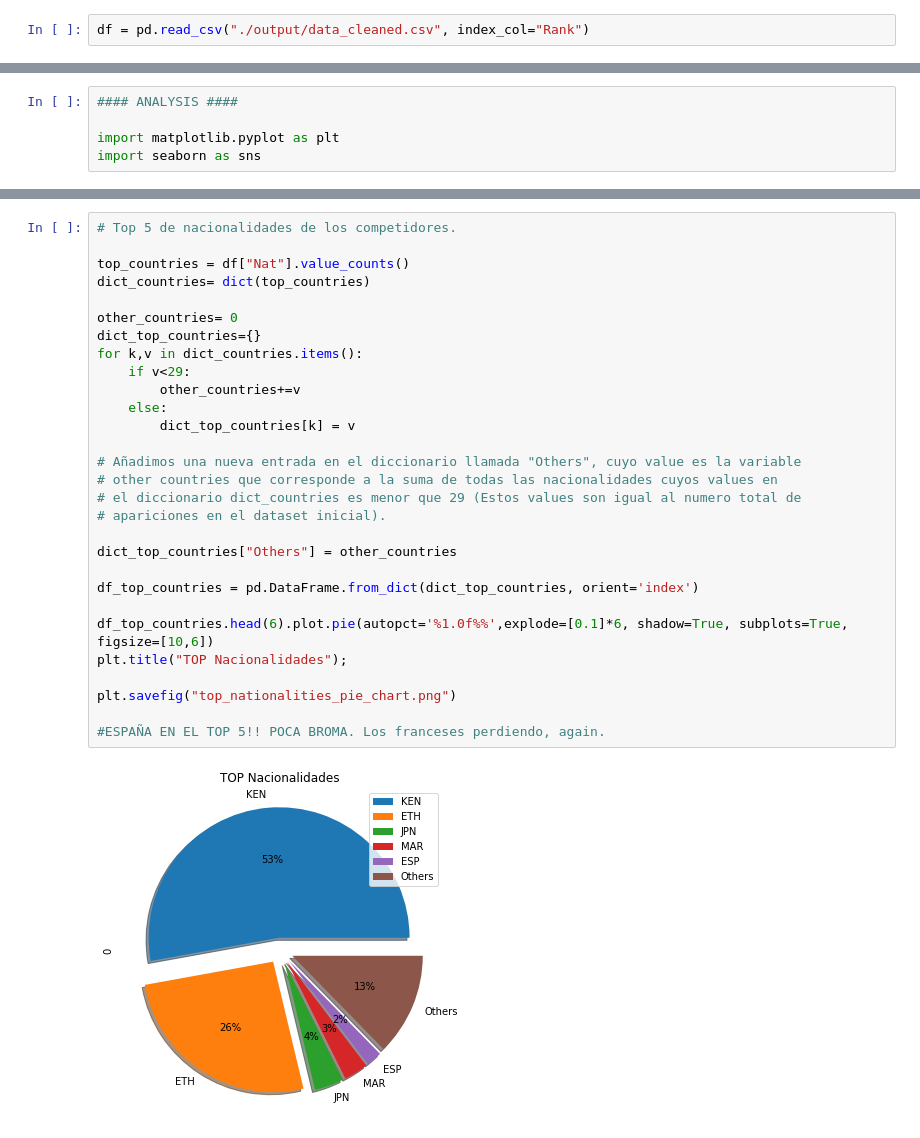
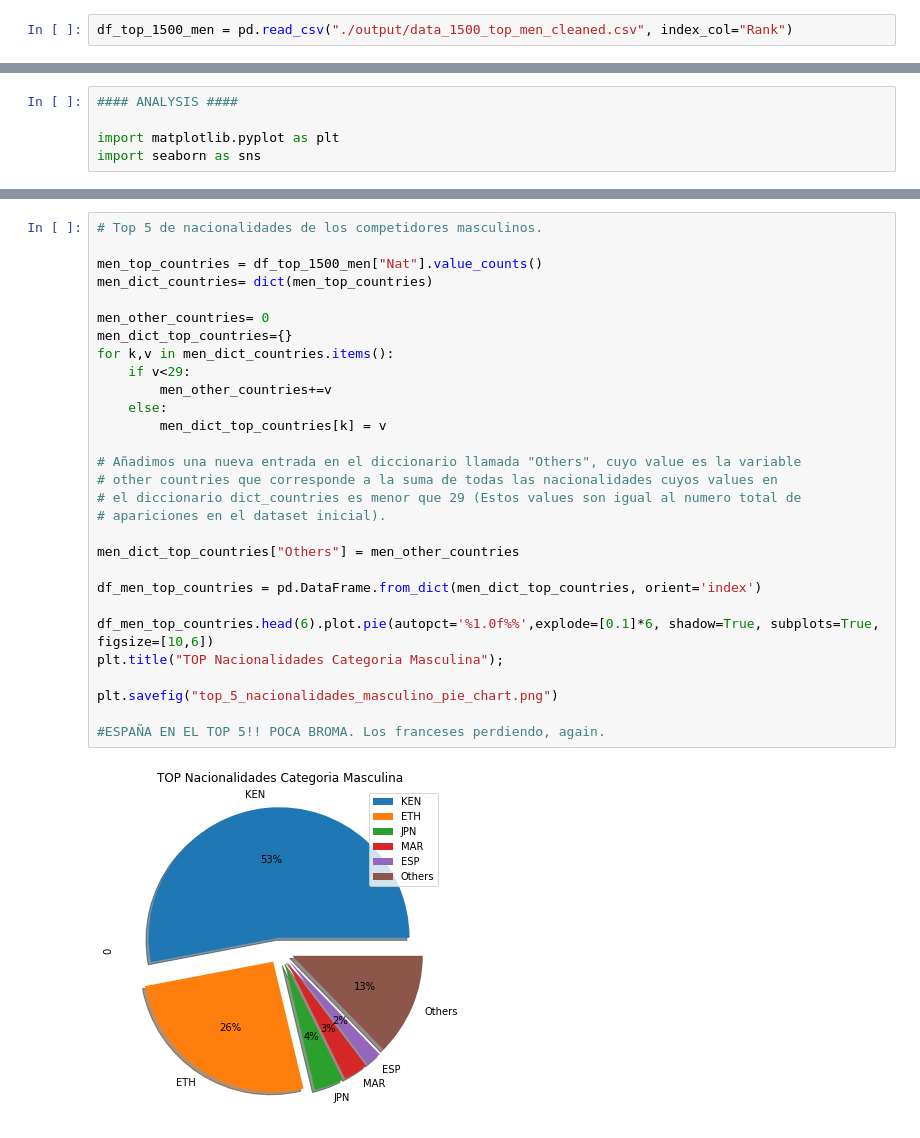
Before and after one commit to medinaale91/Ironhack_final_project, a Jupyter notebook: 03_data_analysis.ipynb, the cells around one changed output, grey strips where cells are left out. Cells and saved outputs as stored; diff of their text form.

```diff
--- a/03_data_analysis.ipynb
+++ b/03_data_analysis.ipynb
@@ -1,5 +1,5 @@
 # %%
 import pandas as pd
 # %%
-df = pd.read_csv("./output/data_cleaned.csv", index_col="Rank")
+df_top_1500_men = pd.read_csv("./output/data_1500_top_men_cleaned.csv", index_col="Rank")
 # %%
@@ -32,31 +81,31 @@ plt.ylabel('Count');
 # %%
-# Top 5 de nacionalidades de los competidores.
+# Top 5 de nacionalidades de los competidores masculinos.
 
-top_countries = df["Nat"].value_counts()
-dict_countries= dict(top_countries)
+men_top_countries = df_top_1500_men["Nat"].value_counts()
+men_dict_countries= dict(men_top_countries)
 
-other_countries= 0
-dict_top_countries={}
-for k,v in dict_countries.items():
+men_other_countries= 0
+men_dict_top_countries={}
+for k,v in men_dict_countries.items():
     if v<29:
-        other_countries+=v
+        men_other_countries+=v
     else:
-        dict_top_countries[k] = v
+        men_dict_top_countries[k] = v
 
 # Añadimos una nueva entrada en el diccionario llamada "Others", cuyo value es la variable
 # other countries que corresponde a la suma de todas las nacionalidades cuyos values en
 # el diccionario dict_countries es menor que 29 (Estos values son igual al numero total de
 # apariciones en el dataset inicial).
 
-dict_top_countries["Others"] = other_countries
+men_dict_top_countries["Others"] = men_other_countries
 
-df_top_countries = pd.DataFrame.from_dict(dict_top_countries, orient='index')
+df_men_top_countries = pd.DataFrame.from_dict(men_dict_top_countries, orient='index')
 
-df_top_countries.head(6).plot.pie(autopct='%1.0f%%',explode=[0.1]*6, shadow=True, subplots=True,  figsize=[10,6])
-plt.title("TOP Nacionalidades");
+df_men_top_countries.head(6).plot.pie(autopct='%1.0f%%',explode=[0.1]*6, shadow=True, subplots=True,  figsize=[10,6])
+plt.title("TOP Nacionalidades Categoria Masculina");
 
-plt.savefig("top_nationalities_pie_chart.png")
+plt.savefig("top_5_nacionalidades_masculino_pie_chart.png")
 
 #ESPAÑA EN EL TOP 5!! POCA BROMA. Los franceses perdiendo, again.
 # %% [output]
-[figure, old version]
+[figure, new version]
```
Also changed, not shown: parts of 29 cells of this notebook, 47 other files.
